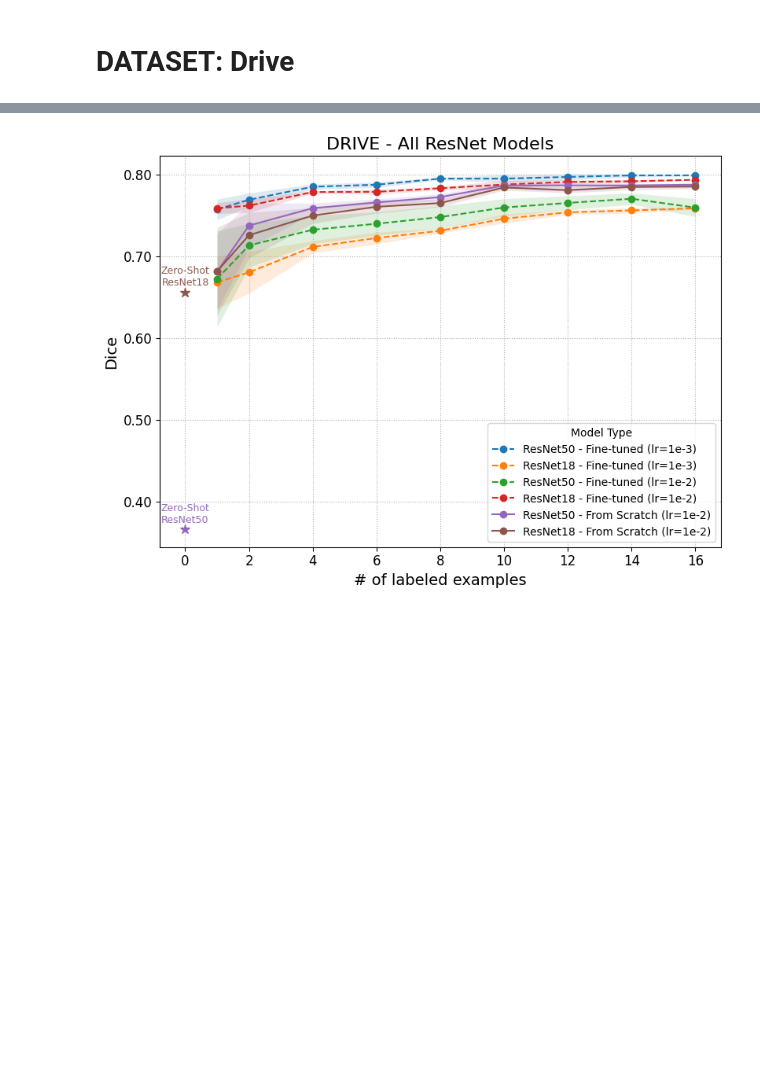
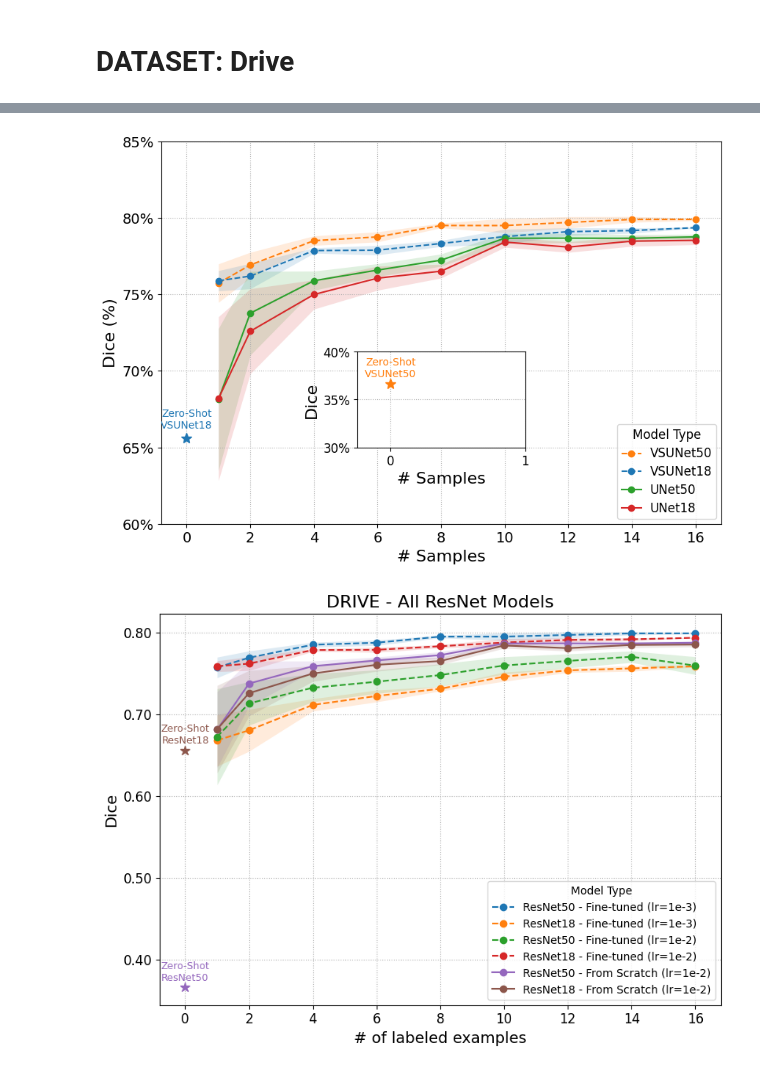
Before and after one commit to galvaowesley/vess-shape-experiments, a Jupyter notebook: 04_evaluation/models_evalation.ipynb, the cells around one changed output, grey strips where cells are left out. Saved outputs shown, nothing was run; the diff lists cells and outputs as text; code cells hidden in the pictures; blank space fills up the shorter version.

Commit message:
feat: model eval

```diff
--- a/04_evaluation/models_evalation.ipynb
+++ b/04_evaluation/models_evalation.ipynb
@@ -205,14 +212,14 @@ drive_rnet18_zeroshot = drive_zeroshot.loc[drive_zeroshot['model_class']=='resne
 drive_rnet50_zeroshot = drive_zeroshot.loc[drive_zeroshot['model_class']=='resnet50_unet'].copy()
 
 
-drive_rnet50_ft_lr_1e3['model_type'] = 'ResNet50 - Fine-tuned'
-drive_rnet18_ft_lr_1e3['model_type'] = 'ResNet18 - Fine-tuned'
-drive_rnet50_ft_lr_1e2['model_type'] = 'ResNet50 - Fine-tuned'
-drive_rnet18_ft_lr_1e2['model_type'] = 'ResNet18 - Fine-tuned'
-drive_rnet50_scratch['model_type'] = 'ResNet50 - From Scratch'
-drive_rnet18_scratch['model_type'] = 'ResNet18 - From Scratch'
-drive_rnet50_zeroshot['model_type'] = 'Zero-Shot ResNet50'
-drive_rnet18_zeroshot['model_type'] = 'Zero-Shot ResNet18'
+drive_rnet50_ft_lr_1e3['model_type'] = 'VSUNet50'
+drive_rnet18_ft_lr_1e3['model_type'] = 'VSUNet18'
+drive_rnet50_ft_lr_1e2['model_type'] = 'VSUNet50'
+drive_rnet18_ft_lr_1e2['model_type'] = 'VSUNet18'
+drive_rnet50_scratch['model_type'] = 'UNet50'
+drive_rnet18_scratch['model_type'] = 'UNet18'
+drive_rnet50_zeroshot['model_type'] = 'Zero-Shot VSUNet50'
+drive_rnet18_zeroshot['model_type'] = 'Zero-Shot VSUNet18'
 
 all_results_drive = pd.concat([drive_rnet50_ft_lr_1e3, drive_rnet18_ft_lr_1e3, drive_rnet50_ft_lr_1e2, drive_rnet18_ft_lr_1e2, drive_rnet50_scratch, drive_rnet18_scratch, drive_rnet50_zeroshot, drive_rnet18_zeroshot])
 best_results_drive = pd.concat([
@@ -228,3 +253,54 @@ all_results_drive.to_csv('all_inferences_results_on_drive.csv', index=False)
+# %%
+custom_styles = {
+    'VSUNet18': '--',
+    'VSUNet50': '--',
+    'UNet50': '-',
+    'UNet18': '-'
+}
+
+plot_mean_dice_score(
+    best_results_drive,
+    dataset_name='Drive',
+    hue='model_type',
+    x_data='num_samples',
+    y_data='Dice',
+    line_styles=custom_styles,
+    annotate_zero_shot=True,
+    title='',
+    percentage=True,
+    legend_title='Model Type',
+    xlabel='# Samples',
+    save_path='drive_resnet_results.svg',
+    font_sizes={
+        'title': 16,
+        'xlabel': 16,
+        'ylabel': 16,
+        'xaxis': 14,
+        'yaxis': 14,
+        'legend': 12,
+        'zero_shot_annotation': 10,
+        'zero_shot_marker': 10,
+        'inset_xaxis': 12,
+        'inset_yaxis': 12
+    },
+    figsize=(8.5, 6),
+    y_limits=(0.60, 0.85),  # opcional
+    legend_loc='lower right',
+    inset_enabled=True,
+    inset_x_limits=(0, 1),
+    inset_x_integer_ticks=True,
+    inset_y_limits=(0.30, 0.40),
+    share_zero_shot_color_with='finetuned',
+    inset_loc='lower center',  # ajuste de localização do inset, se desejar
+    inset_borderpad=3,
+    inset_zero_shift_frac=0.20,
+    inset_size=(0.30, 0.25),
+    inset_bbox=(0.35, 0.20, 0.3, 0.25),
+    inset_show_axis_labels=True
+
+)
+# %% [output]
+[figure, added]
 # %%
 custom_styles = {
     'ResNet50 - Fine-tuned (lr=1e-3)': '--',
```
Also changed, not shown: parts of 11 cells of this notebook, 1 other file.
